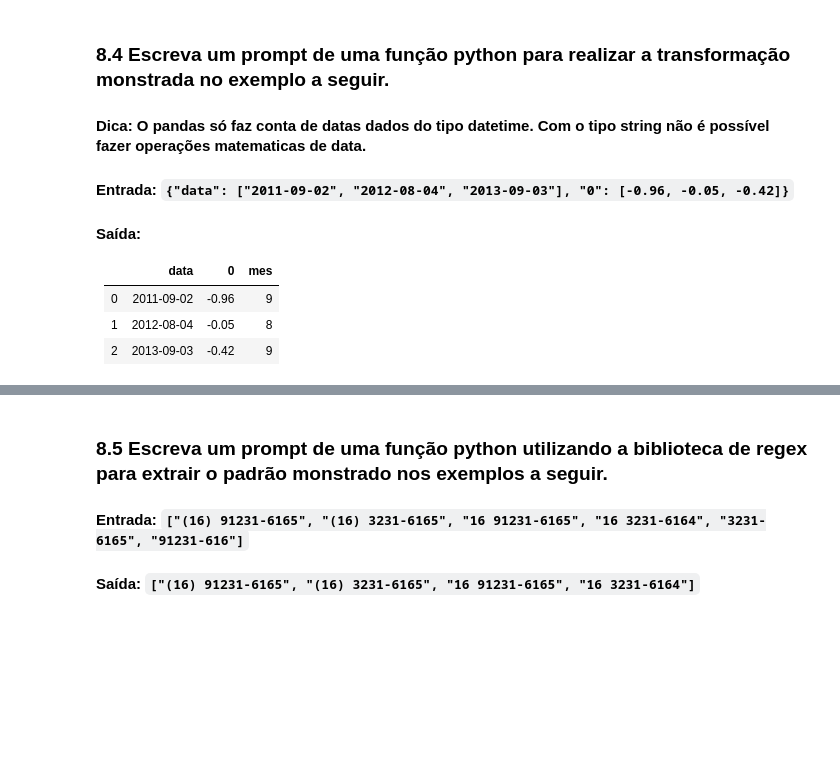
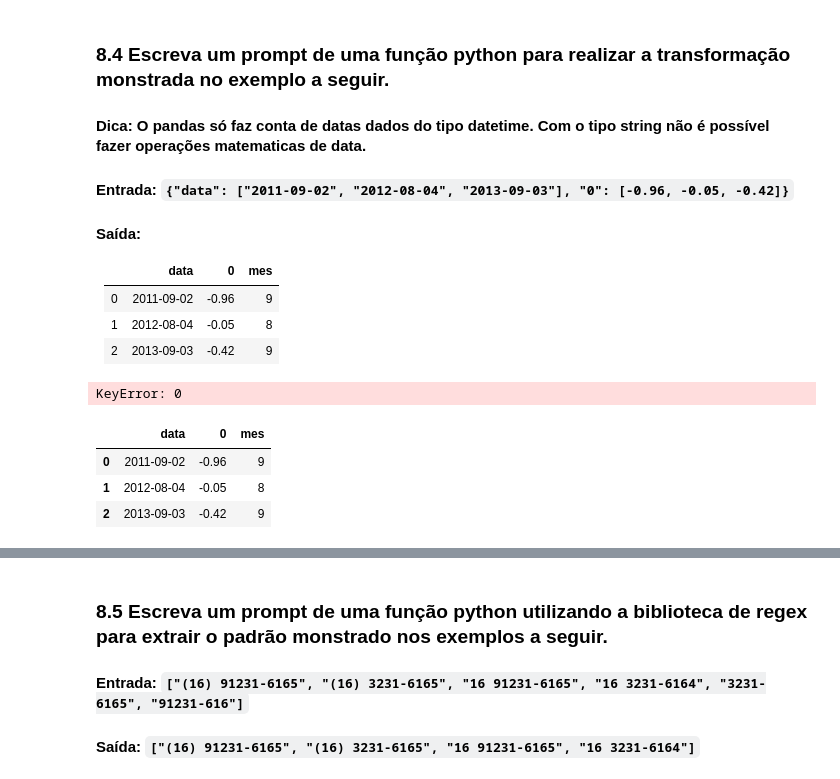
Before and after one commit to EdudardoM/skills-introduction-to-github, a Jupyter notebook: Exercicios/Aula8_Exercicio.ipynb, the cells around one changed output, grey strips where cells are left out. Saved outputs shown, nothing was run; the diff lists cells and outputs as text; code cells hidden in the pictures; blank space fills up the shorter version.

```diff
--- a/Exercicios/Aula8_Exercicio.ipynb
+++ b/Exercicios/Aula8_Exercicio.ipynb
@@ -232,0 +244,62 @@ prompt84 = """AQUI"""
+# %%
+# prompt: Gerar um código que leia como argumento um forma dicionário, com dois elementos, cada elemento é uma lista.
+# A primeira lista contem 3 strings no formato de datas (aaaa-mm-dd) e segunda lista, como o nome 0, é compostas de 3 números float.
+# O códifo deve forcener um dataframe com uma coluna como o nome data com os 3 strings convertidos para datetime utilizando datetime.datetime.strptime,
+# uma coluna com o nome 0 com os 3 números float
+# e uma coluna como o nome mes com os meses extraidos da coluna data
+
+import pandas as pd
+import datetime
+
+def create_dataframe(data_dict):
+    """
+    Cria um DataFrame pandas a partir de um dicionário com datas e valores.
+
+    Args:
+      data_dict: Um dicionário com duas chaves: "data" (lista de strings de datas) e "0" (lista de números float).
+
+    Returns:
+      Um DataFrame pandas com as colunas "data", "0" e "mes".
+    """
+    # Cria um DataFrame a partir do dicionário
+    df = pd.DataFrame(data_dict)
+
+    # Converte a coluna "data" para datetime
+    df['data'] = pd.to_datetime(df['data'])
+
+    # Extrai o mês da coluna "data"
+    df['mes'] = df['data'].dt.month
+
+    return df
+
+# Exemplo de uso
+# data_dict = {"data": ["2011-09-02", "2012-08-04", "2013-09-03"], "0": [-0.96, -0.05, -0.42]}
+# df = create_dataframe(data_dict)
+# print(df)
+# %%
+def gerar_dataframe(dicionario):
+
+
+    datas = [datetime.datetime.strptime(data, "%Y-%m-%d") for data in dicionario['data']]
+    numeros = dicionario[0]
+    meses = [data.month for data in datas]
+
+    dataframe = pd.DataFrame({
+        'data': datas,
+        '0': numeros,
+        'mes': meses
+    })
+
+    return dataframe
+
+
+gerar_dataframe(d8_4_1)
+# %% [output]
+KeyError: 0
+# %%
+create_dataframe(d8_4_1)
+# %% [output]
+|  | data | 0 | mes |
+| 0 | 2011-09-02 | -0.96 | 9 |
+| 1 | 2012-08-04 | -0.05 | 8 |
+| 2 | 2013-09-03 | -0.42 | 9 |
```
Also changed, not shown: parts of 18 cells of this notebook.
